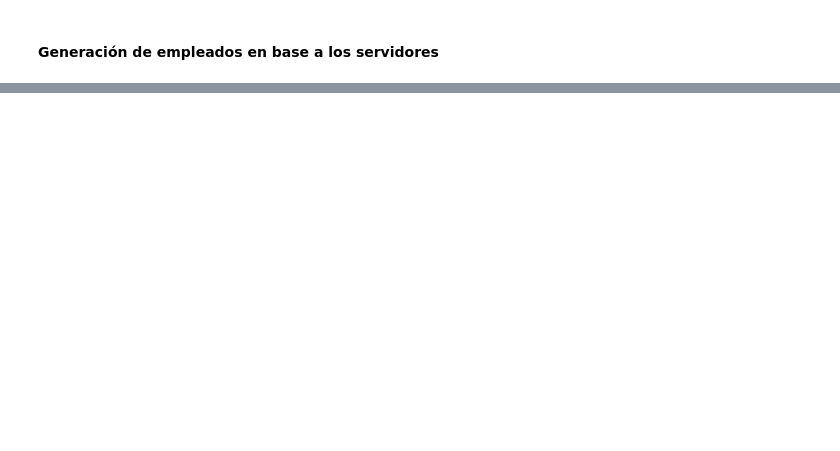
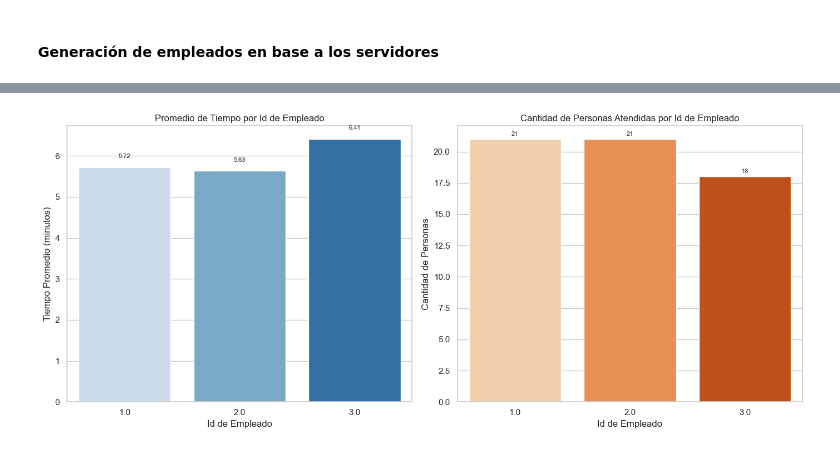
Before and after one commit to cmmz22173/SimuladorCineTeoriaSimulacion, a Jupyter notebook: Simulacion de cine.ipynb, the cells around one changed output, grey strips where cells are left out. Drawn from its saved outputs; the diff is of its cells as text; code cells hidden in the pictures; blank space fills up the shorter version.

```diff
--- a/Simulacion de cine.ipynb
+++ b/Simulacion de cine.ipynb
@@ -156,0 +127,16 @@ G1      G2      G3      G4      G5      G6      G7
+# %%
+def simular_cola(df_personas, df_empleados):
+    env = simpy.Environment()
+    df_resultados = pd.DataFrame(columns=["Id_Persona","Genero", "Id_Empleado","Edad", "Tiempo_Total_Servicio(Ts)"])
+
+    for _, persona in df_personas.iterrows():
+        env.process(persona_llega(env, persona, df_empleados, df_resultados))
+
+    env.run(until=100)  # Ajusta este valor según sea necesario
+
+    return df_resultados
+# %%
+df_resultados_simulacion = simular_cola(df_personas, df_empleados)
+# %%
+df_resultados_simulacion=df_resultados_simulacion.sort_values(by="Id_Persona")
+df_resultados_simulacion
@@ -156,0 +161,38 @@ G1      G2      G3      G4      G5      G6      G7
+# %%
+# Calcular el promedio de tiempo por Id de Empleado
+promedio_tiempo = df_resultados_simulacion.groupby('Id_Empleado')['Tiempo_Total_Servicio(Ts)'].mean().reset_index()
+
+# Contar la cantidad de personas atendidas por empleado
+cantidad_personas = df_resultados_simulacion['Id_Empleado'].value_counts().reset_index()
+cantidad_personas.columns = ['Id_Empleado', 'Cantidad_Personas']
+
+# Configuración de estilo de seaborn
+sns.set(style="whitegrid")
+
+# Crear las gráficas
+fig, axes = plt.subplots(nrows=1, ncols=2, figsize=(14, 6))
+
+# Gráfica del promedio de tiempo por Id de Empleado
+sns.barplot(x='Id_Empleado', y='Tiempo_Total_Servicio(Ts)', data=promedio_tiempo, palette='Blues', ax=axes[0])
+axes[0].set_title('Promedio de Tiempo por Id de Empleado')
+axes[0].set_xlabel('Id de Empleado')
+axes[0].set_ylabel('Tiempo Promedio (minutos)')
+
+# Añadir valores en las barras
+for index, value in enumerate(promedio_tiempo['Tiempo_Total_Servicio(Ts)']):
+    axes[0].text(index, value + 0.2, f'{value:.2f}', ha='center', va='bottom', fontsize=8)
+
+# Gráfica de la cantidad de personas atendidas por empleado
+sns.barplot(x='Id_Empleado', y='Cantidad_Personas', data=cantidad_personas, palette='Oranges', ax=axes[1])
+axes[1].set_title('Cantidad de Personas Atendidas por Id de Empleado')
+axes[1].set_xlabel('Id de Empleado')
+axes[1].set_ylabel('Cantidad de Personas')
+
+# Añadir valores en las barras
+for index, value in enumerate(cantidad_personas['Cantidad_Personas']):
+    axes[1].text(index, value + 0.2, f'{value}', ha='center', va='bottom', fontsize=8)
+
+plt.tight_layout()
+plt.show()
+# %% [output]
+[figure, added]
```
Also changed, not shown: parts of 13 cells of this notebook.
